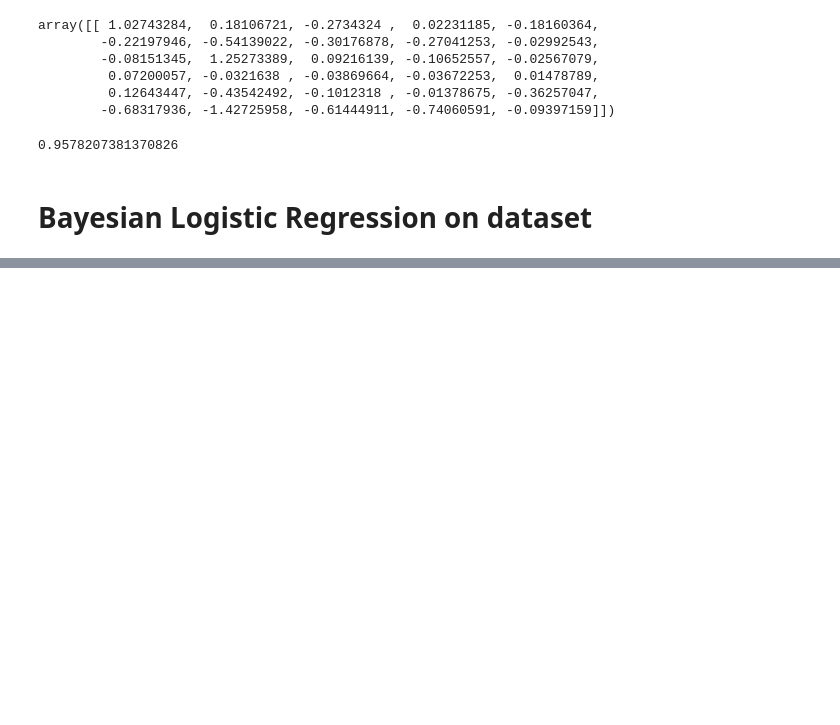
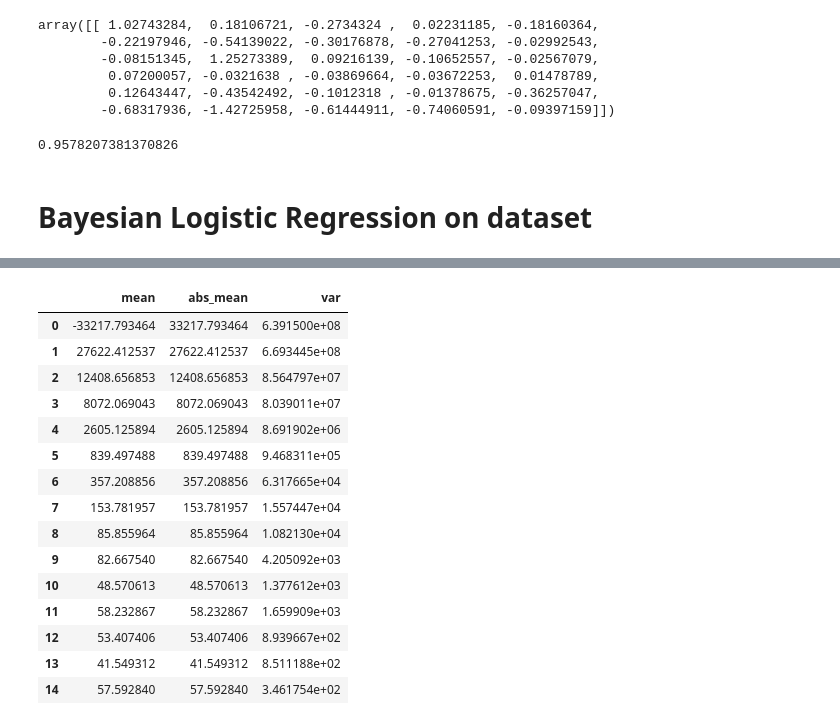
Before and after one commit to Goda-Research-Group/mlmc-model-evidence, a Jupyter notebook: notebooks/Bayesian_Logistic_Regression.ipynb, the cells around one changed output, grey strips where cells are left out. Cells and saved outputs as stored; diff of their text form; code cells hidden in the pictures; blank space fills up the shorter version.

```diff
--- a/notebooks/Bayesian_Logistic_Regression.ipynb
+++ b/notebooks/Bayesian_Logistic_Regression.ipynb
@@ -208,0 +324,19 @@ array([[[ 2,  3],
+# %%
+conv_stats
+# %% [output]
+|  | mean | abs_mean | var |
+| 0 | -33217.793464 | 33217.793464 | 6.391500e+08 |
+| 1 | 27622.412537 | 27622.412537 | 6.693445e+08 |
+| 2 | 12408.656853 | 12408.656853 | 8.564797e+07 |
+| 3 | 8072.069043 | 8072.069043 | 8.039011e+07 |
+| 4 | 2605.125894 | 2605.125894 | 8.691902e+06 |
+| 5 | 839.497488 | 839.497488 | 9.468311e+05 |
+| 6 | 357.208856 | 357.208856 | 6.317665e+04 |
+| 7 | 153.781957 | 153.781957 | 1.557447e+04 |
+| 8 | 85.855964 | 85.855964 | 1.082130e+04 |
+| 9 | 82.667540 | 82.667540 | 4.205092e+03 |
+| 10 | 48.570613 | 48.570613 | 1.377612e+03 |
+| 11 | 58.232867 | 58.232867 | 1.659909e+03 |
+| 12 | 53.407406 | 53.407406 | 8.939667e+02 |
+| 13 | 41.549312 | 41.549312 | 8.511188e+02 |
+| 14 | 57.592840 | 57.592840 | 3.461754e+02 |
```
Also changed, not shown: parts of 36 cells of this notebook.
